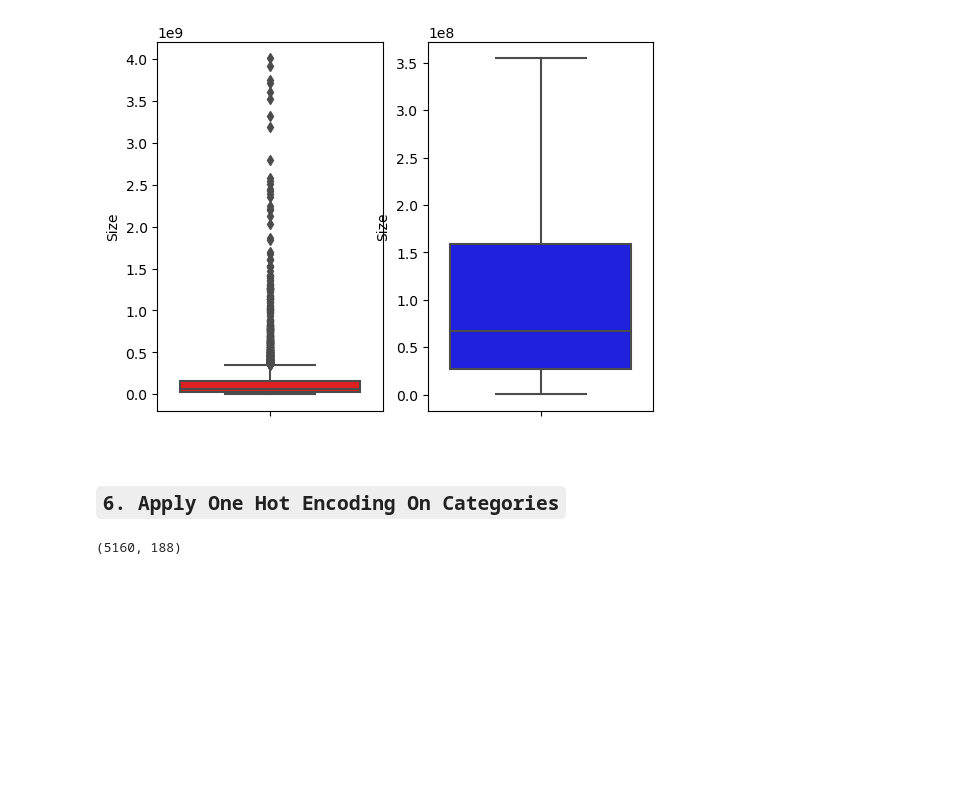
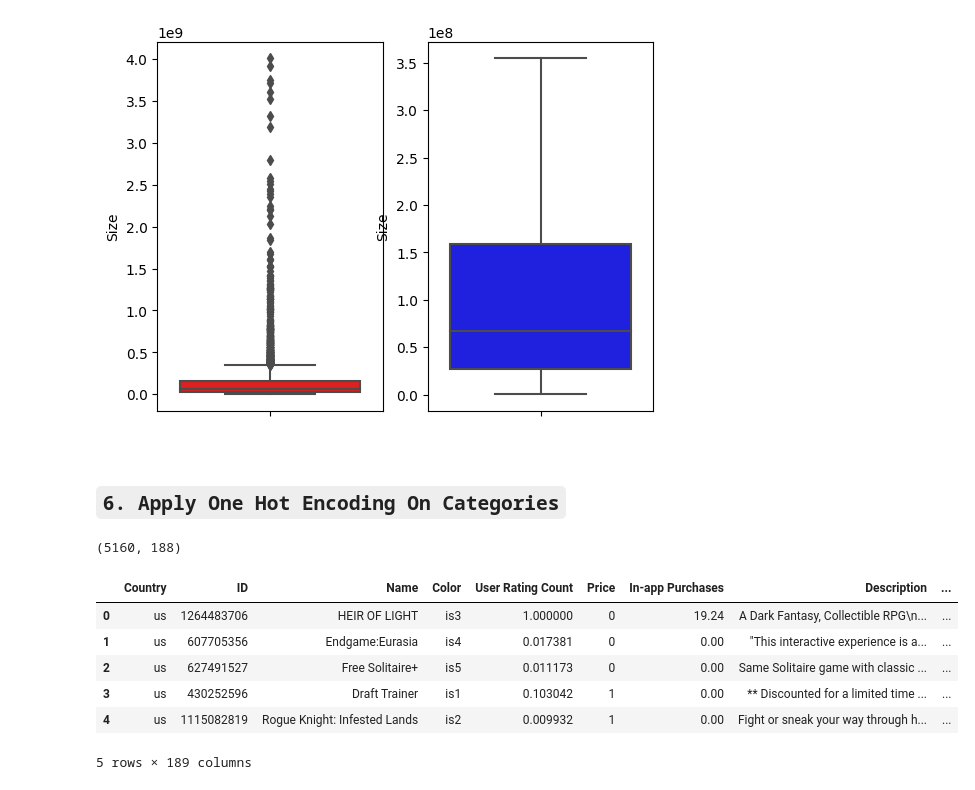
Before and after one commit to Abdelrhman-Sayed70/Game_Application_Success_Prediction, a Jupyter notebook: Milestone 1/Preprocessing/Game Success Prediction.ipynb, the cells around one changed output. Cells and saved outputs as stored; diff of their text form; code cells hidden in the pictures; blank space fills up the shorter version.

Commit message:
Transformations added.

```diff
--- a/Milestone 1/Preprocessing/Game Success Prediction.ipynb
+++ b/Milestone 1/Preprocessing/Game Success Prediction.ipynb
@@ -113,3 +194,41 @@ def avarage_Purchases(data,col):
+# %%
+def scaling(df):
+  #use Min-Max scaling, which scales the data to a range between 0 and 1.
+  # Initialize the MinMaxScaler object
+  scaler = MinMaxScaler()
+  # Fit and transform the features
+  df['User Rating Count'] = scaler.fit_transform(df[['User Rating Count']])
+  df['Size'] = scaler.fit_transform(df[['Size']])
+  return df
+# %%
+def endcode_price(df):
+  age_rating_map = {'Free': 0, 'Low Price': 1,'Medium Price': 2,'High Price': 3}
+  df['Price'] = df['Price'].replace(age_rating_map)
+  return df
+# %%
+def feature_transformation(df):
+    # country name extraction
+    df['URL'] = extract_country(df['URL'])
+    df.rename(columns = {'URL':'Country'}, inplace = True)
+    # color extraction
+    df['Icon URL'] = extract_color(df['Icon URL'])
+    df.rename(columns = {'Icon URL':'Color'}, inplace = True)
+    # price
+    df = price_range(df)
+    df = endcode_price(df)
+    # frequent words in name
+    #df = frequent_words_in_name(df)
+    #df.rename(columns = {'Name':'frequent words in Name'}, inplace = True)
+    # number of other games by dev
+    df = count_dev_games(df)
+    df.rename(columns = {'Developer':'Other by developer'}, inplace = True)
+    # number of languages
+    #df['Languages'] = languages_count(df)
+    #df.rename(columns = {'Languages':'Languages Count'}, inplace = True)
+    # duration between orignal and current releases in years
+    df = calc_duration(df)
+    df = scaling(df)
+    return df
 # %% [markdown]
 #
 # Preprocessing Pipeline
@@ -340,3 +454,15 @@ df = PreprocessListCategories(df,['Primary Genre', 'Genres', 'Languages'])
 df.shape
 # %% [output]
 (5160, 188)
+# %%
+df = feature_transformation(df)
+# %%
+df.head()
+# %% [output]
+|  | Country | ID | Name | Color | User Rating Count | Price | In-app Purchases | Description | ... |
+| 0 | us | 1264483706 | HEIR OF LIGHT | is3 | 1.000000 | 0 | 19.24 | A Dark Fantasy, Collectible RPG\n... | ... |
+| 1 | us | 607705356 | Endgame:Eurasia | is4 | 0.017381 | 0 | 0.00 | "This interactive experience is a... | ... |
+| 2 | us | 627491527 | Free Solitaire+ | is5 | 0.011173 | 0 | 0.00 | Same Solitaire game with classic ... | ... |
+| 3 | us | 430252596 | Draft Trainer | is1 | 0.103042 | 1 | 0.00 | ** Discounted for a limited time ... | ... |
+| 4 | us | 1115082819 | Rogue Knight: Infested Lands | is2 | 0.009932 | 1 | 0.00 | Fight or sneak your way through h... | ... |
+5 rows × 189 columns
```
Also changed, not shown: parts of 11 cells of this notebook.
